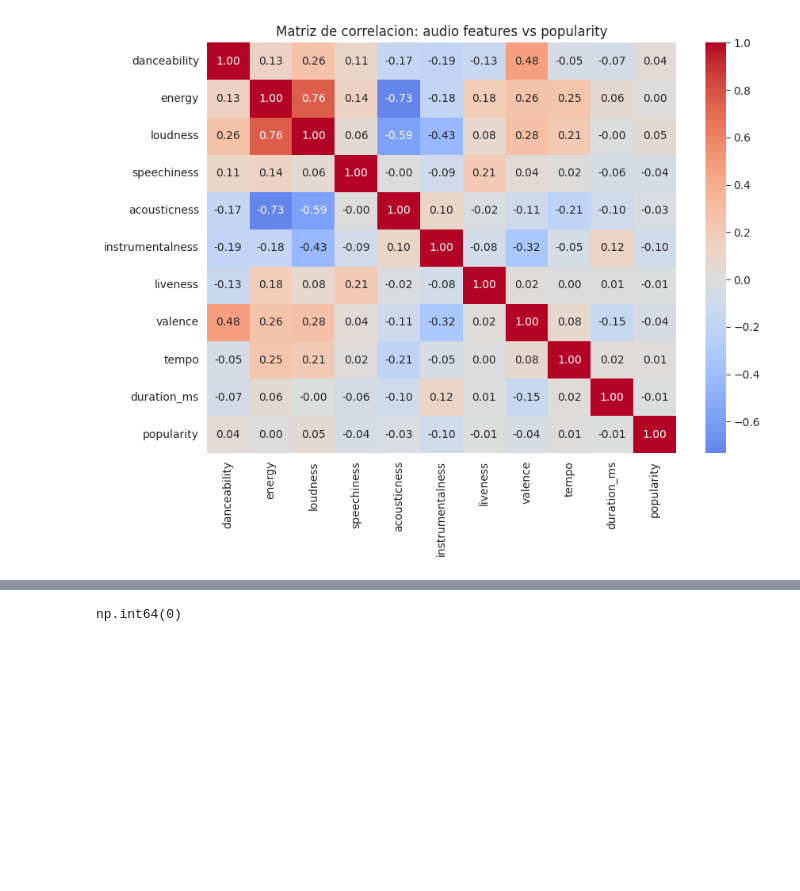
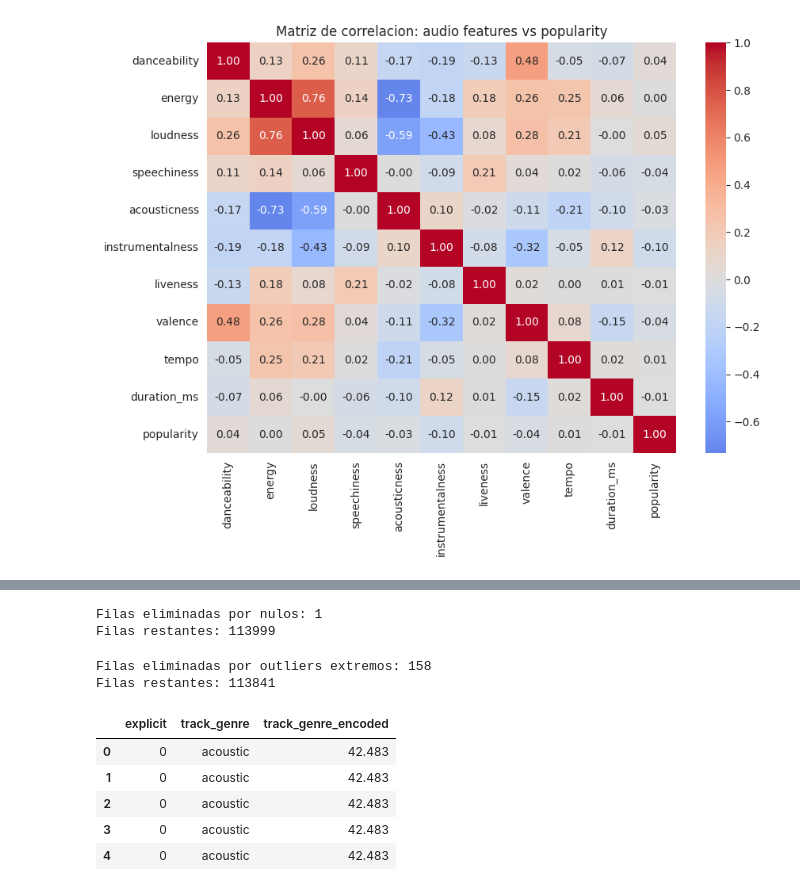
Before and after one commit to crisromero-dev/SpotifyTrack_ML_EV1, a Jupyter notebook: SpotifyTrack_ML_EV1.ipynb, the cells around one changed output, grey strips where cells are left out. Saved outputs shown, nothing was run; the diff lists cells and outputs as text; code cells hidden in the pictures; blank space fills up the shorter version.

```diff
--- a/SpotifyTrack_ML_EV1.ipynb
+++ b/SpotifyTrack_ML_EV1.ipynb
@@ -296,5 +266,52 @@ if not num_nulls_cols and not cat_nulls_cols:
-# %%
-# 13.1 Verificacion final: confirmar que ya no quedan nulos
-df.isnull().sum().sum()
-# %% [output]
-np.int64(0)
+# %%
+# 13. Limpieza de nulos
+# Segun el punto 7, solo existe 1 fila con valores faltantes en 'artists',
+# 'album_name' y 'track_name'. Al ser un unico registro sobre 114.000 filas,
+# se elimina directamente en vez de imputar, ya que no compromete el volumen
+# de datos y evita introducir valores artificiales en columnas identificatorias
+# (imputar un nombre de artista o album no tendria sentido real).
+filas_antes = df.shape[0]
+df = df.dropna(subset=['artists', 'album_name', 'track_name'])
+print(f"Filas eliminadas por nulos: {filas_antes - df.shape[0]}")
+print(f"Filas restantes: {df.shape[0]}")
+# %% [output]
+Filas eliminadas por nulos: 1
+Filas restantes: 113999
+# %%
+# 14. Filtrado de outliers extremos
+# Segun el punto 11, se filtran canciones con duracion igual a 0 ms o superior
+# a 80 minutos (probablemente podcasts, pistas de audio ambiental o errores de
+# captura), y canciones con tempo igual a 0 BPM (errores de deteccion de ritmo
+# de la API, ya que ninguna cancion real tiene 0 BPM).
+filas_antes = df.shape[0]
+
+limite_duracion_max = 80 * 60 * 1000  # 80 minutos en milisegundos
+df = df[(df['duration_ms'] > 0) & (df['duration_ms'] <= limite_duracion_max)]
+df = df[df['tempo'] > 0]
+
+print(f"Filas eliminadas por outliers extremos: {filas_antes - df.shape[0]}")
+print(f"Filas restantes: {df.shape[0]}")
+# %% [output]
+Filas eliminadas por outliers extremos: 158
+Filas restantes: 113841
+# %%
+# 15. Codificacion de variables categoricas
+# 'explicit' es booleana -> se convierte directo a 0/1.
+# 'track_genre' tiene 114 categorias: se usa Target Encoding (reemplazar cada
+# genero por la popularidad promedio de ese genero) en vez de One-Hot Encoding,
+# para no expandir el dataset en 114 columnas nuevas y porque, al usar Regresion
+# Lineal/Ridge entre los modelos candidatos, Target Encoding evita imponer un
+# orden numerico arbitrario entre generos (como haria un Label Encoding simple).
+df['explicit'] = df['explicit'].astype(int)
+
+genre_target_mean = df.groupby('track_genre')['popularity'].mean()
+df['track_genre_encoded'] = df['track_genre'].map(genre_target_mean)
+
+df[['explicit', 'track_genre', 'track_genre_encoded']].head()
+# %% [output]
+|  | explicit | track_genre | track_genre_encoded |
+| 0 | 0 | acoustic | 42.483 |
+| 1 | 0 | acoustic | 42.483 |
+| 2 | 0 | acoustic | 42.483 |
+| 3 | 0 | acoustic | 42.483 |
+| 4 | 0 | acoustic | 42.483 |
```
Also changed, not shown: parts of 5 cells of this notebook.
